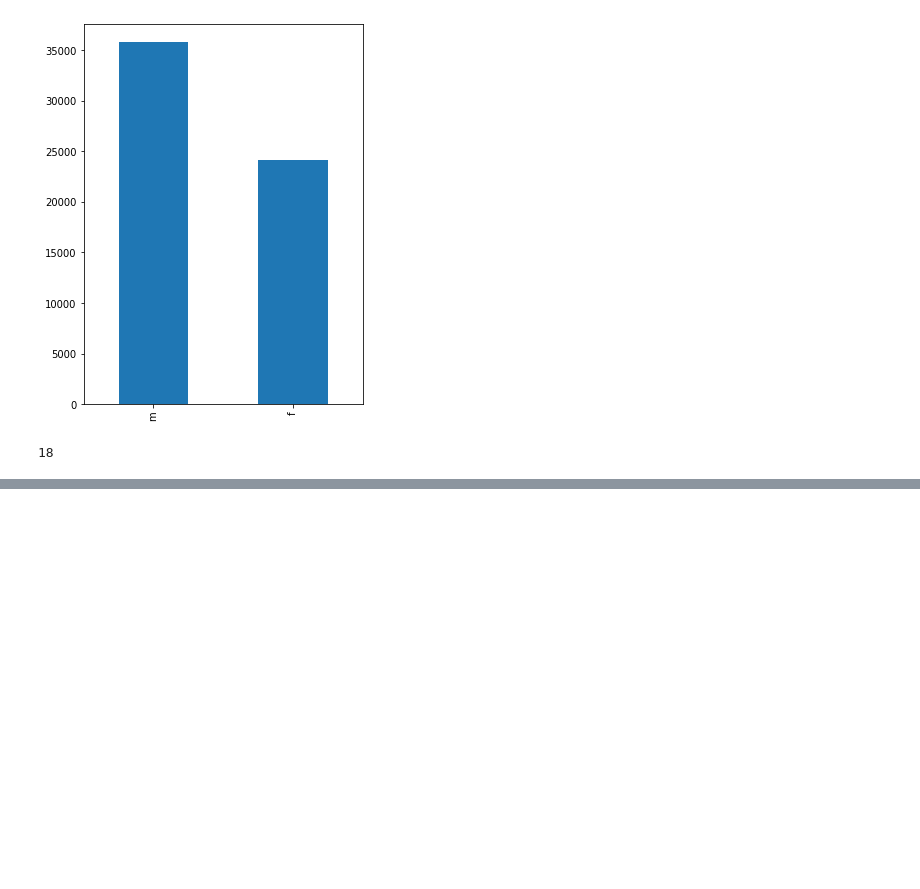
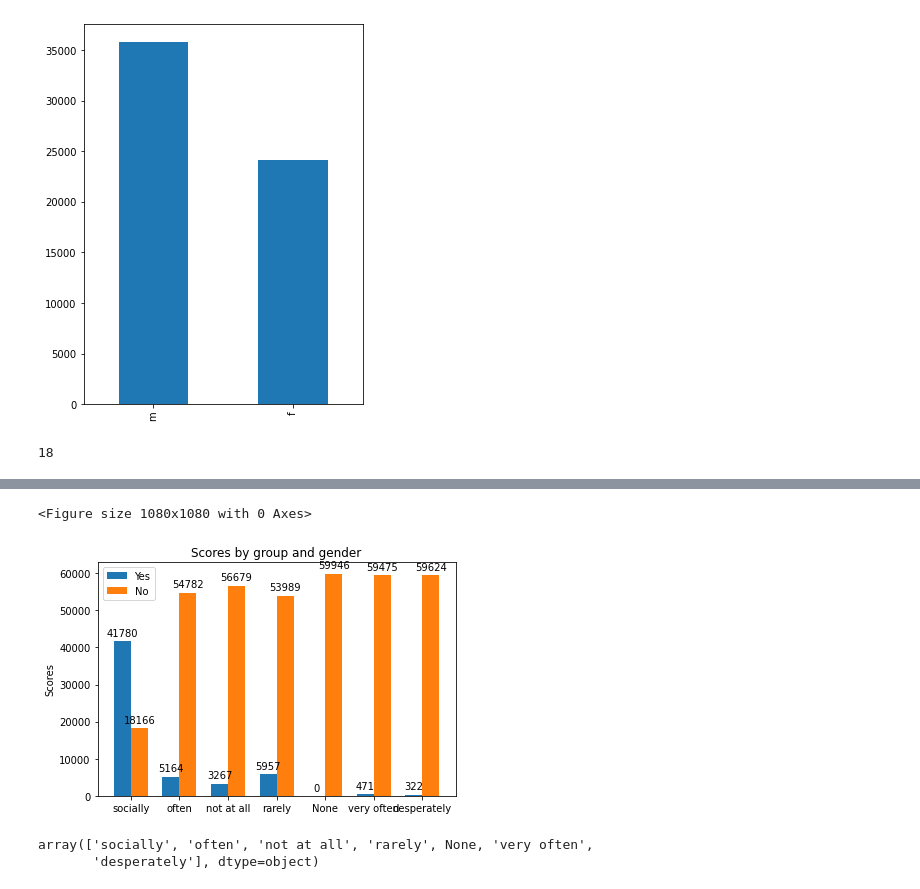
Before and after one commit to subhamyadav580/Data_analysis_of_dating_site_Dataset, a Jupyter notebook: dating_skeleton.ipynb, the cells around one changed output, grey strips where cells are left out. Saved outputs shown, nothing was run; the diff lists cells and outputs as text; code cells hidden in the pictures; blank space fills up the shorter version.

```diff
--- a/dating_skeleton.ipynb
+++ b/dating_skeleton.ipynb
@@ -177,0 +217,4 @@ plt.show()
+# %%
+drinksAge['very often'] = data['drinks'].apply(lambda x: 'Yes' if x == 'very often' else 'No')
+# %%
+drinksAge['desperately'] = data['drinks'].apply(lambda x: 'Yes' if x == 'desperately' else 'No')
@@ -177,0 +237,62 @@ plt.show()
+# %%
+sociallyYes = [x for x in drinksAge['Socially'] if x == 'Yes']
+sociallyNo = [x for x in drinksAge['Socially'] if x == 'No']
+oftenYes = [x for x in drinksAge['often'] if x == 'Yes']
+oftenNo = [x for x in drinksAge['often'] if x == 'No']
+notYes = [x for x in drinksAge['not at all'] if x == 'Yes']
+notNo = [x for x in drinksAge['not at all'] if x == 'No']
+rarelyYes = [x for x in drinksAge['rarely'] if x == 'Yes']
+rarelyNo = [x for x in drinksAge['rarely'] if x == 'No']
+NoneYes = [x for x in drinksAge['None'] if x == 'Yes']
+NoneNo = [x for x in drinksAge['None'] if x == 'No']
+veryoftenYes = [x for x in drinksAge['very often'] if x == 'Yes']
+veryoftenNo = [x for x in drinksAge['very often'] if x == 'No']
+desperatelyYes = [x for x in drinksAge['desperately'] if x == 'Yes']
+desperatelyNo = [x for x in drinksAge['desperately'] if x == 'No']
+# %%
+import matplotlib
+import matplotlib.pyplot as plt
+import numpy as np
+
+
+labels = ['socially', 'often', 'not at all', 'rarely', 'None', 'very often',
+       'desperately']
+yesGroup = [len(sociallyYes), len(oftenYes), len(notYes), len(rarelyYes), len(NoneYes), len(veryoftenYes), len(desperatelyYes)]
+noGroup =[len(sociallyNo), len(oftenNo), len(notNo), len(rarelyNo), len(NoneNo), len(veryoftenNo), len(desperatelyNo)]
+
+x = np.arange(len(labels))  # the label locations
+width = 0.35  # the width of the bars
+
+plt.figure(figsize=(15,15))
+fig, ax = plt.subplots()
+rects1 = ax.bar(x - width/2, yesGroup, width, label='Yes')
+rects2 = ax.bar(x + width/2, noGroup, width, label='No')
+
+# Add some text for labels, title and custom x-axis tick labels, etc.
+ax.set_ylabel('Scores')
+ax.set_title('Scores by group and gender')
+ax.set_xticks(x)
+ax.set_xticklabels(labels)
+ax.legend()
+
+
+def autolabel(rects):
+    """Attach a text label above each bar in *rects*, displaying its height."""
+    for rect in rects:
+        height = rect.get_height()
+        ax.annotate('{}'.format(height),
+                    xy=(rect.get_x() + rect.get_width() / 2, height),
+                    xytext=(0, 3),  # 3 points vertical offset
+                    textcoords="offset points",
+                    ha='center', va='bottom')
+
+
+autolabel(rects1)
+autolabel(rects2)
+
+fig.tight_layout()
+
+plt.show()
+# %% [output]
+<Figure size 1080x1080 with 0 Axes>
+[figure, added]
@@ -177,0 +301,5 @@ plt.show()
+# %%
+labels
+# %% [output]
+array(['socially', 'often', 'not at all', 'rarely', None, 'very often',
+       'desperately'], dtype=object)
```
Also changed, not shown: parts of 44 cells of this notebook.
